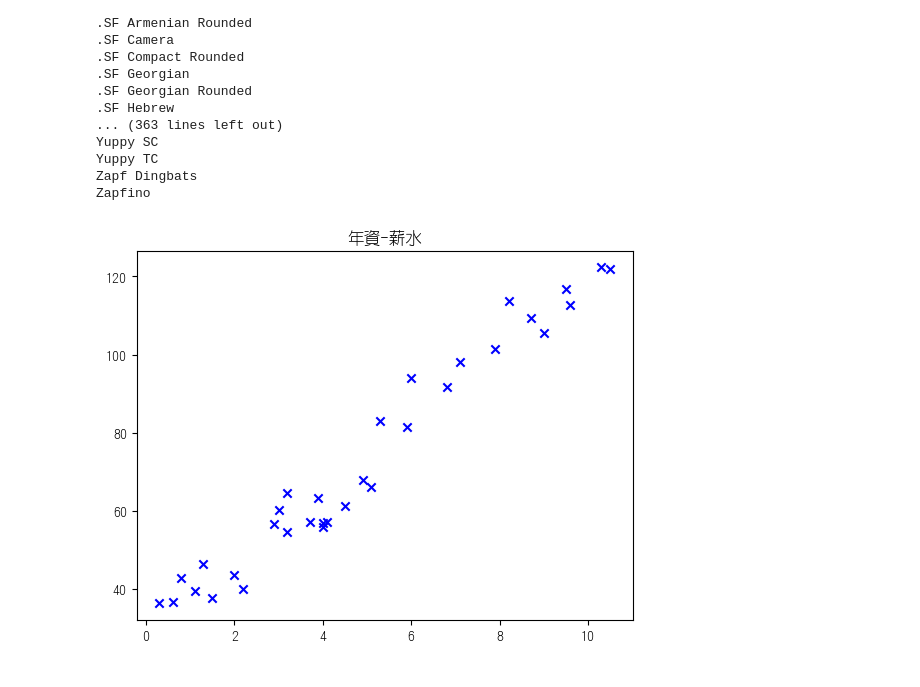
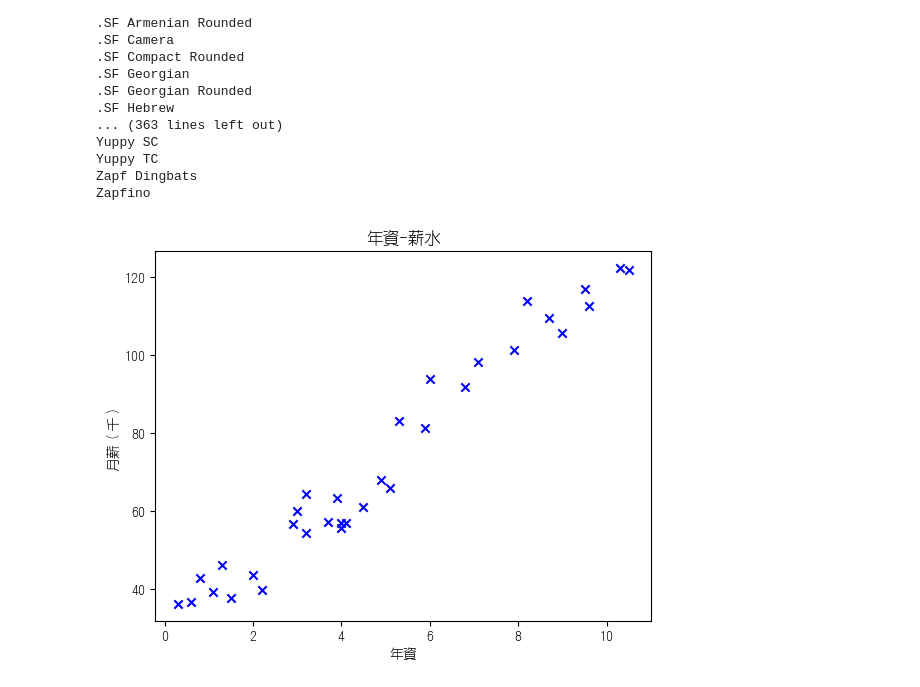
Before and after one commit to 1030Tim/MachineLearning, a Jupyter notebook: SimplrRinearRegression/app.ipynb, the cells around one changed output. Saved outputs shown, nothing was run; the diff lists cells and outputs as text; code cells hidden in the pictures.

```diff
--- a/SimplrRinearRegression/app.ipynb
+++ b/SimplrRinearRegression/app.ipynb
@@ -3,6 +3,7 @@ import pandas as pd
 import matplotlib.pyplot as plt
 import matplotlib as mpl
 from matplotlib.font_manager import fontManager
+mpl.rcParams['axes.unicode_minus']=False
 import wget
 #url = "https://raw.githubusercontent.com/GrandmaCan/ML/main/Resgression/Salary_Data.csv"
 #df = pd.read_csv(url)
@@ -55,8 +56,10 @@ Zapfino
 # %%
 plt.scatter(x,y,marker='x',color='blue')
 #wget.download('https://github.com/GrandmaCan/ML/raw/main/Resgression/ChineseFont.ttf')
 mpl.rc('font',family='DFYuanLight-B5')
 plt.title('年資-薪水')
+plt.xlabel("年資")
+plt.ylabel("月薪（千）")
 plt.show()
 # %% [output]
-[figure, old version]
+[figure, new version]
```
Also changed, not shown: parts of 1 cell of this notebook.
